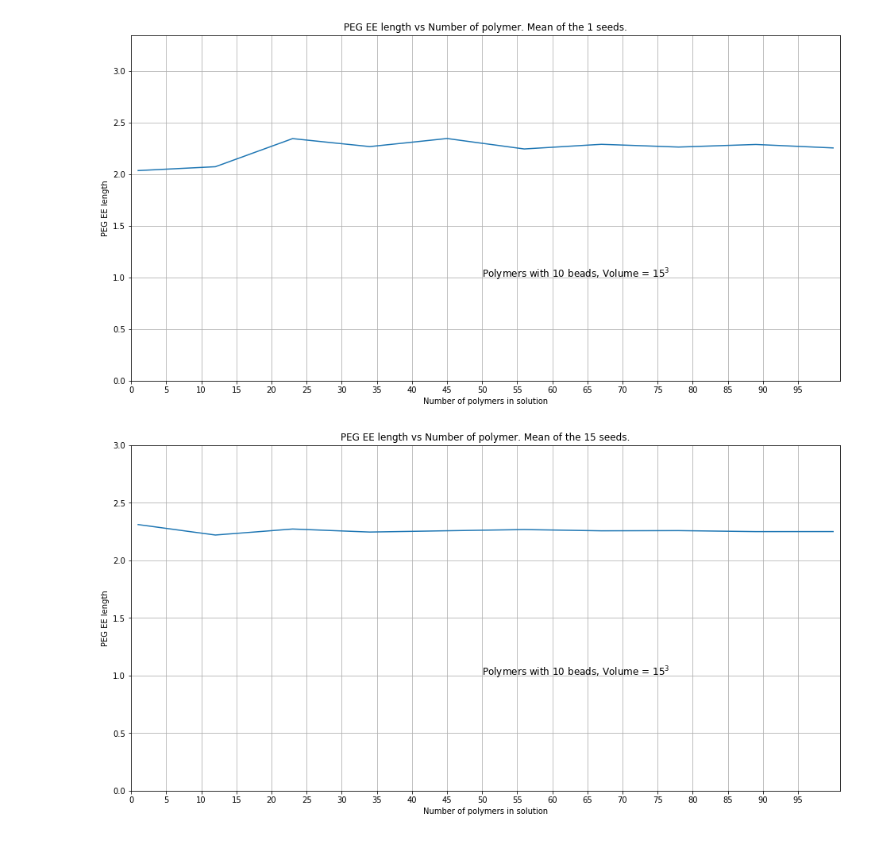
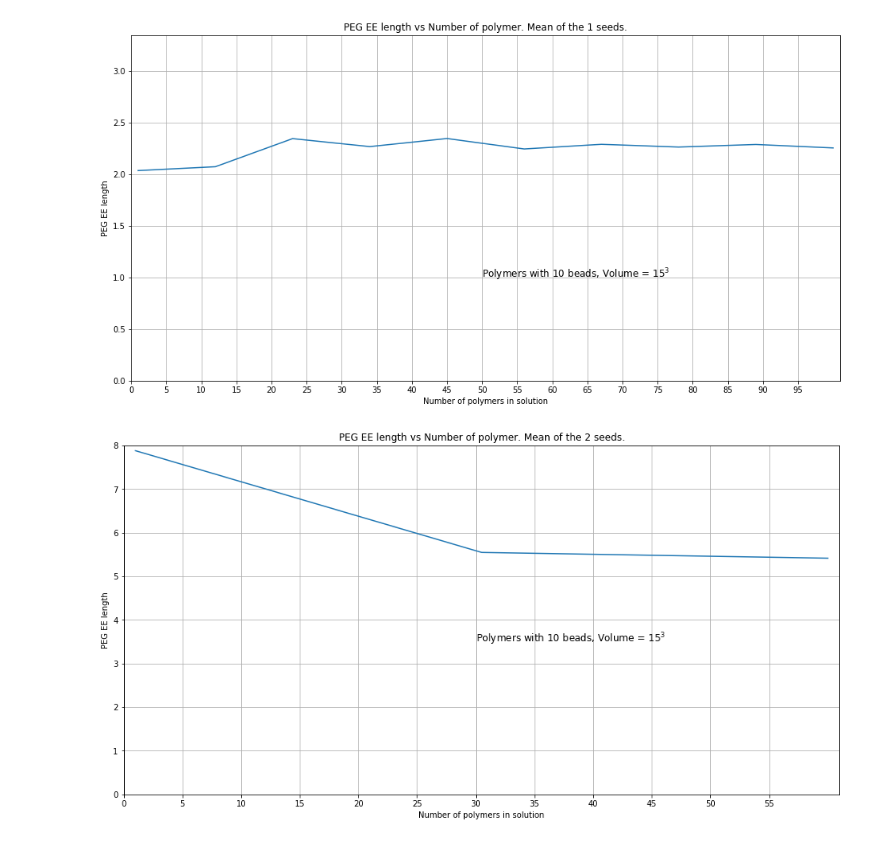
Before and after one commit to WizardingDragon/CCB-Homework-II, a Jupyter notebook: Analysis.ipynb, the cells around one changed output. Drawn from its saved outputs; the diff is of its cells as text; code cells hidden in the pictures.

```diff
--- a/Analysis.ipynb
+++ b/Analysis.ipynb
@@ -280,30 +280,30 @@ plt.text(x_max/2,y_max/2, 'Polymers with 10 beads, Volume = $15^3$', fontsize=12
 [figure]
 # %%
 # Imports the data and puts it into a pandas dataframe
-advanced_df = pd.read_csv('Results/2019.11.15-170238/results.log',sep='\t', header = 0)
+advanced_df = pd.read_csv('Results/2019.11.21-181126/results.log',sep='\t', header = 0)
 # Rename the column to drop the '\t'
 advanced_df.columns=['N_pol','Mean','Std','Seed','FracP']
 
 # Takes the mean for all seeds, then plot mean Ree length for all seeds vs number of polymers in solution
 advanced_df_mean = advanced_df.groupby(['N_pol']).mean()
 
 plt.figure(figsize=(16,8))
 plt.plot(advanced_df_mean.index, advanced_df_mean.Mean)
 
 plt.xlabel('Number of polymers in solution')
 plt.ylabel('PEG EE length')
 # Count the number of different seeds used during simulation
 N_seed = int(advanced_df.N_pol.value_counts().mean())
 plt.title('PEG EE length vs Number of polymer. Mean of the {} seeds.'.format(N_seed))
 
 x_max = int(advanced_df_mean.index.max())
 y_max= int(advanced_df_mean.Mean.max())
 
 plt.xlim([.9,x_max+1])
 plt.ylim([0,y_max+1])
 plt.grid(which='both')
 
 plt.xticks(range(0,x_max,5))
 plt.text(x_max/2,y_max/2, 'Polymers with 10 beads, Volume = $15^3$', fontsize=12);
 # %% [output]
-[figure, old version]
+[figure, new version]
```
